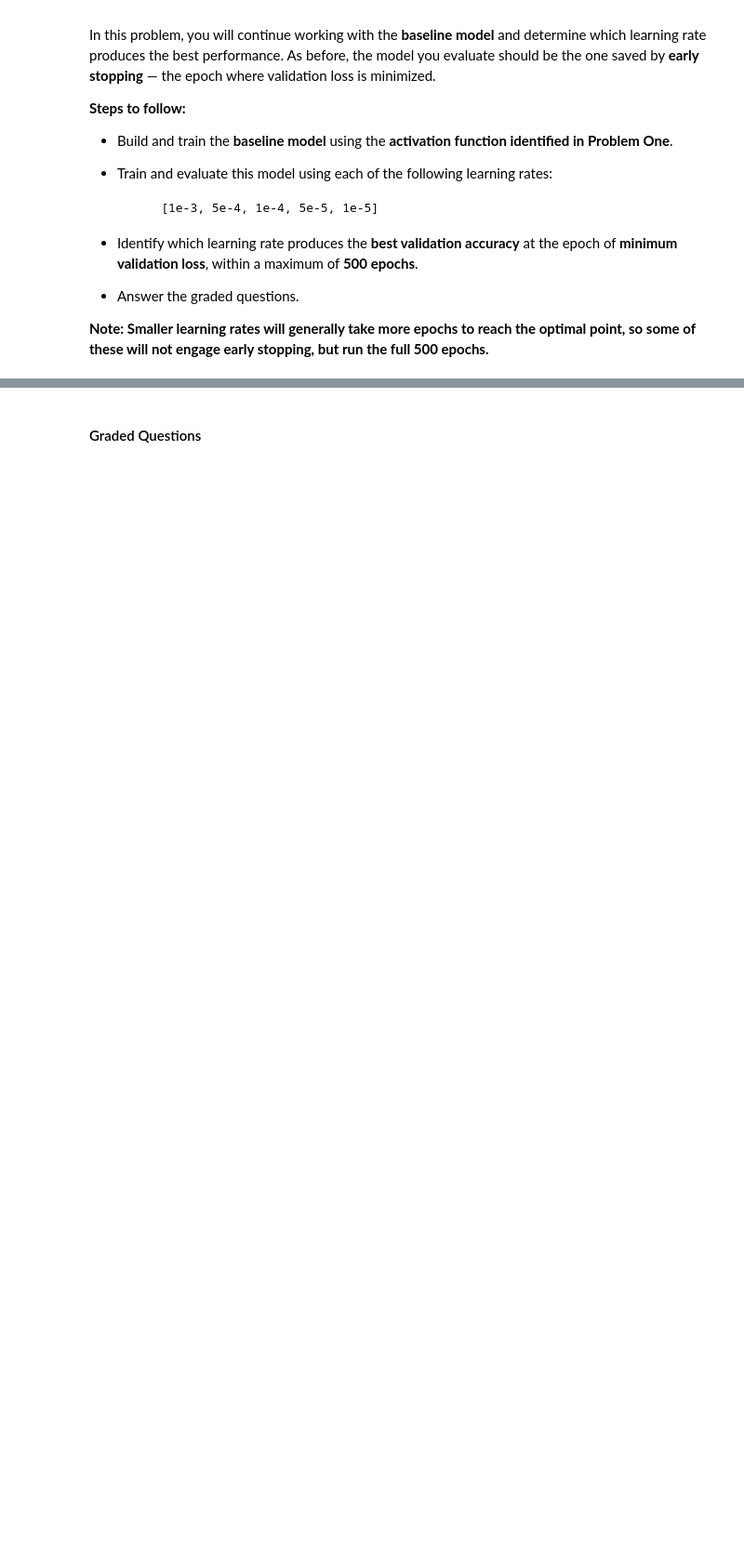
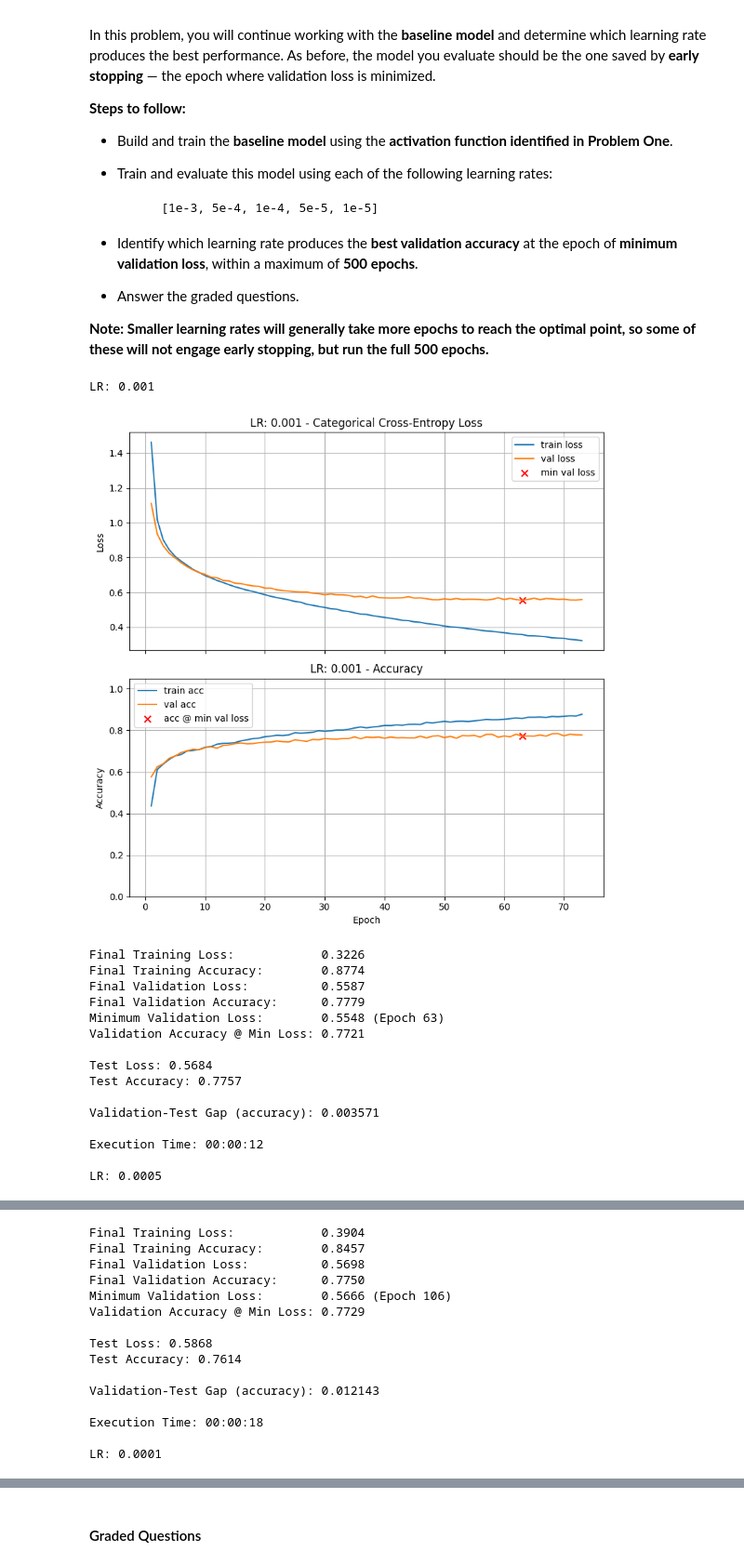
Before and after one commit to ses1002/703MLhomework3, a Jupyter notebook: Homework_03.ipynb, the cells around one changed output, grey strips where cells are left out. Shown at 93% size. Drawn from its saved outputs; the diff is of its cells as text; code cells hidden in the pictures; blank space fills up the shorter version.

```diff
--- a/Homework_03.ipynb
+++ b/Homework_03.ipynb
@@ -447,3 +534,31 @@ In this problem, you will continue working with the **baseline model** and deter
 **Note: Smaller learning rates will generally take more epochs to reach the optimal point, so some of these will not engage early stopping, but run the full 500 epochs.**
 # %%
 # Your code here. Add as many cells as you need.
+learning_rates = [1e-3, 5e-4, 1e-4, 5e-5, 1e-5]
+
+for lr in learning_rates:
+    model_lr = build_model(
+        X_train.shape[1],
+        [ (64, 'tanh', 0.0, 0.0), (32, 'tanh', 0.0, 0.0) ],
+        n_classes
+    )
+    train_and_test(model_lr, lr_schedule=lr, title=f"LR: {lr}")
+print_results()
+# %% [output]
+LR: 0.001
+[figure, added]
+Final Training Loss:            0.3226
+Final Training Accuracy:        0.8774
+Final Validation Loss:          0.5587
+Final Validation Accuracy:      0.7779
+Minimum Validation Loss:        0.5548 (Epoch 63)
+Validation Accuracy @ Min Loss: 0.7721
+
+Test Loss: 0.5684
+Test Accuracy: 0.7757
+
+Validation-Test Gap (accuracy): 0.003571
+
+Execution Time: 00:00:12
+
+LR: 0.0005
@@ -449,0 +566,15 @@ In this problem, you will continue working with the **baseline model** and deter
+Final Training Loss:            0.3904
+Final Training Accuracy:        0.8457
+Final Validation Loss:          0.5698
+Final Validation Accuracy:      0.7750
+Minimum Validation Loss:        0.5666 (Epoch 106)
+Validation Accuracy @ Min Loss: 0.7729
+
+Test Loss: 0.5868
+Test Accuracy: 0.7614
+
+Validation-Test Gap (accuracy): 0.012143
+
+Execution Time: 00:00:18
+
+LR: 0.0001
```
Also changed, not shown: parts of 15 cells of this notebook.
